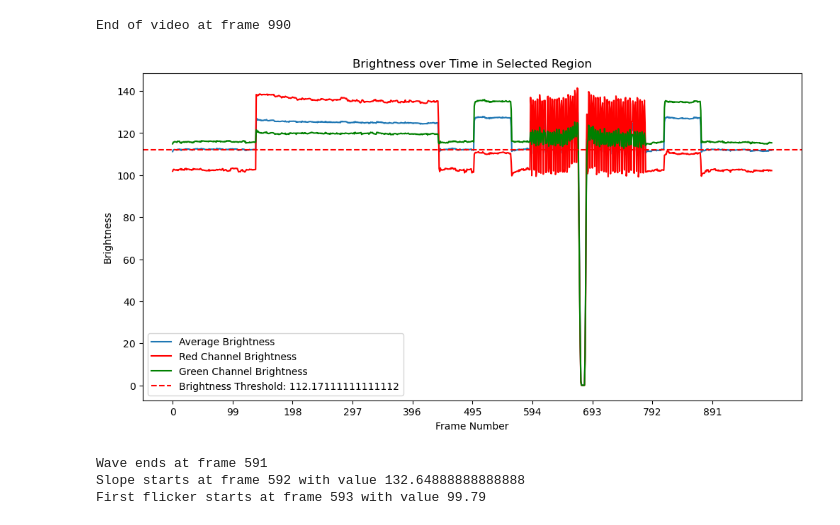
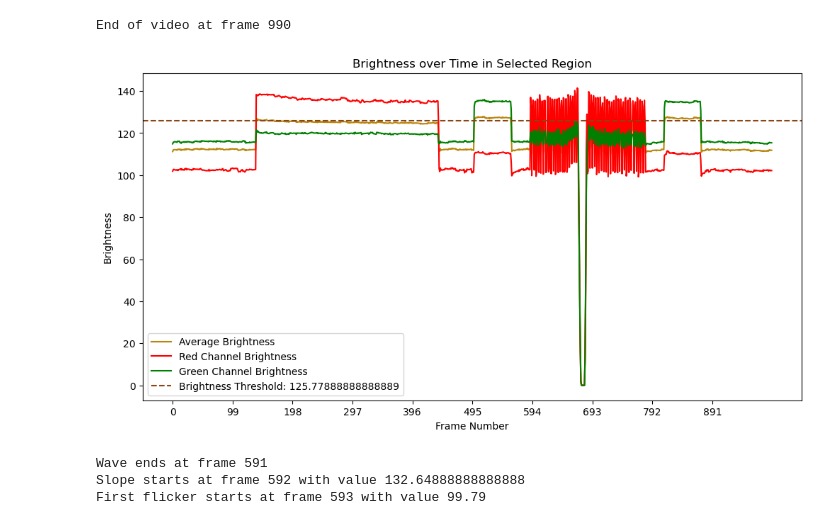
Before and after one commit to eddLai/ExoskeletonPowerAsistance, a Jupyter notebook: simulation/preprocessing/analysis/video_analysis.ipynb, the cells around one changed output. Saved outputs shown, nothing was run; the diff lists cells and outputs as text; code cells hidden in the pictures.

Commit message:
sync_UI_1_save_brightness

```diff
--- a/simulation/preprocessing/analysis/video_analysis.ipynb
+++ b/simulation/preprocessing/analysis/video_analysis.ipynb
@@ -9,7 +9,7 @@ import os
 import glob
 
 base_path = '../../mocap_EMG_EEG_data/data_An_Yu/path1_07'
-video_path = glob.glob(os.path.join(base_path, 'videos', '*.mp4'))[2]
+video_path = glob.glob(os.path.join(base_path, 'videos', '*.mp4'))[0]
 trc_file_path = glob.glob(os.path.join(base_path, 'opensim', '*.trc'))[0]
 trc_output_file_path = f'{base_path}/preprocessing/output/filtered_trc_file.trc'
 
@@ -137,20 +137,20 @@ End of video at frame 990
 # %%
 start = 0
 end = total_frames
-gap = (end - start)/10
+gap = (end - start) / 10
 plt.figure(figsize=(12, 6))
-plt.plot(np.arange(start, end), brightness_values[start:end], label='Average Brightness')
+plt.plot(np.arange(start, end), brightness_values[start:end], label='Average Brightness', color='darkgoldenrod')
 plt.plot(np.arange(start, end), red_values[start:end], label='Red Channel Brightness', color='red')
 plt.plot(np.arange(start, end), green_values[start:end], label='Green Channel Brightness', color='green')
-plt.axhline(y=THRESHOLD, color='r', linestyle='--', label=f'Brightness Threshold: {THRESHOLD}')
+plt.axhline(y=THRESHOLD, color='saddlebrown', linestyle='--', label=f'Brightness Threshold: {THRESHOLD}')
 plt.xlabel('Frame Number')
 plt.ylabel('Brightness')
 plt.title('Brightness over Time in Selected Region')
 plt.xticks(np.arange(start, end, gap))
 plt.legend()
 plt.show()
 # %% [output]
-[figure, old version]
+[figure, new version]
 # %%
 import numpy as np
 import matplotlib.pyplot as plt
```
Also changed, not shown: parts of 3 cells of this notebook, 1 other file.
